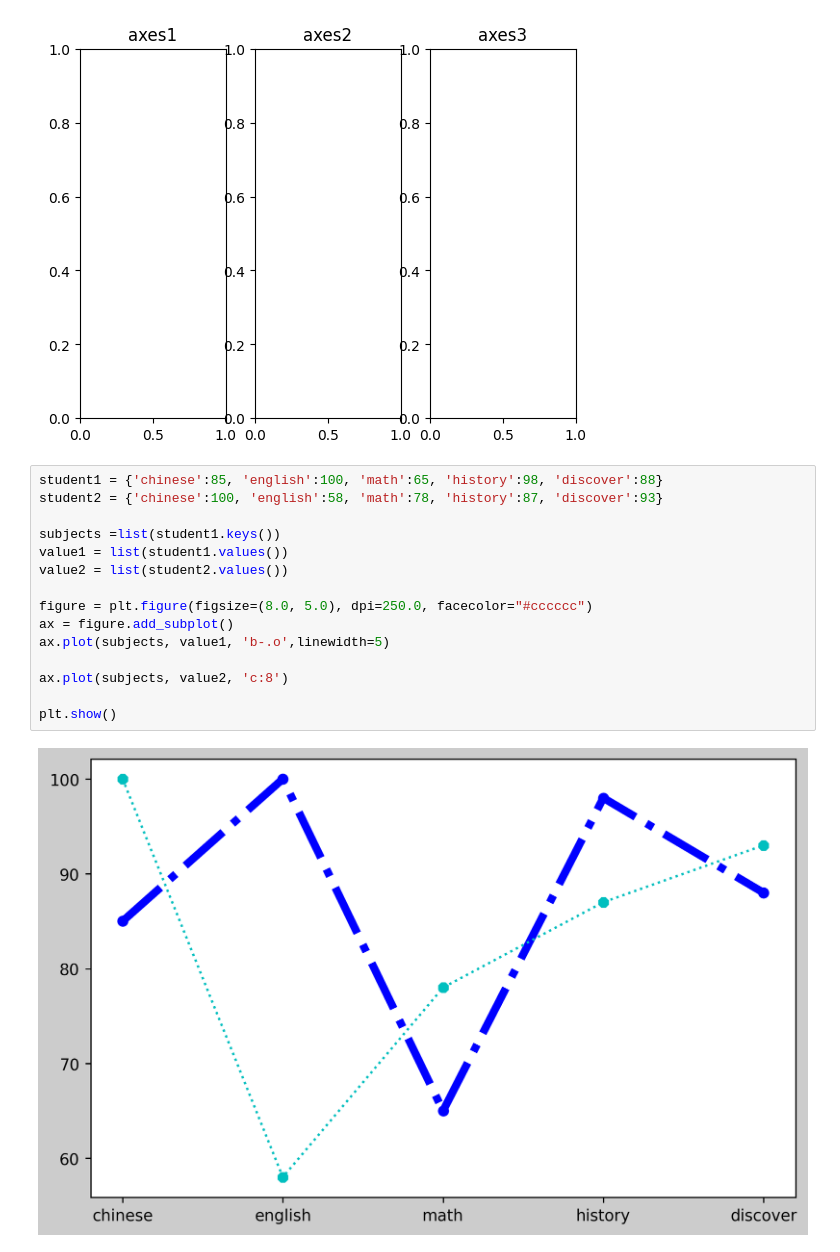
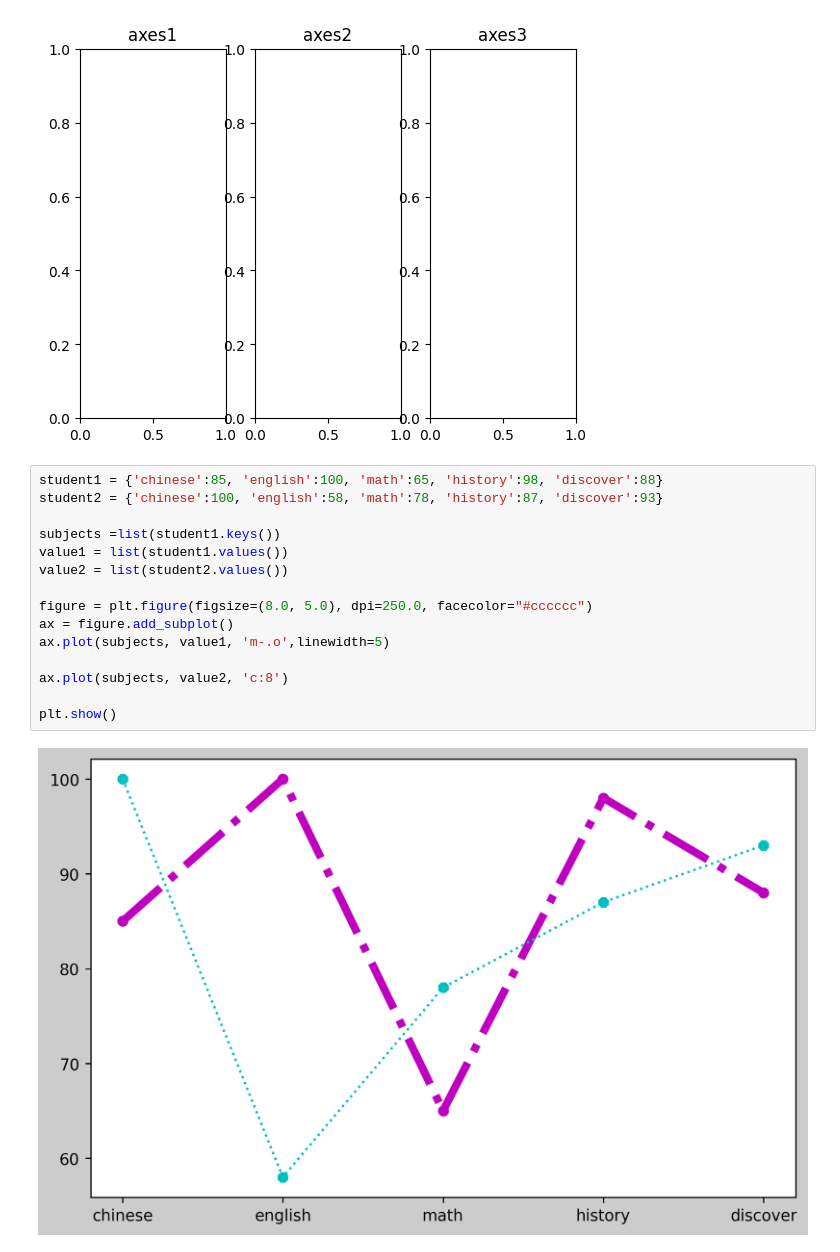
Before and after one commit to cindychou0503/Learning, a Jupyter notebook: 0729.ipynb, the cells around one changed output. Cells and saved outputs as stored; diff of their text form.

```diff
--- a/0729.ipynb
+++ b/0729.ipynb
@@ -39,17 +39,17 @@ Text(0.5, 1.0, 'axes3')
 # %%
 student1 = {'chinese':85, 'english':100, 'math':65, 'history':98, 'discover':88}
 student2 = {'chinese':100, 'english':58, 'math':78, 'history':87, 'discover':93}
 
 subjects =list(student1.keys())
 value1 = list(student1.values())
 value2 = list(student2.values())
 
 figure = plt.figure(figsize=(8.0, 5.0), dpi=250.0, facecolor="#cccccc")
 ax = figure.add_subplot()
-ax.plot(subjects, value1, 'b-.o',linewidth=5)
+ax.plot(subjects, value1, 'm-.o',linewidth=5)
 
 ax.plot(subjects, value2, 'c:8')
 
 plt.show()
 # %% [output]
-[figure, old version]
+[figure, new version]
```
